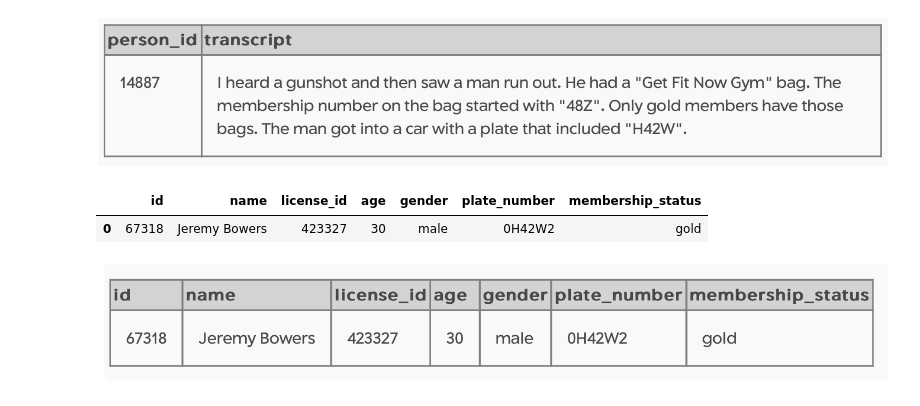
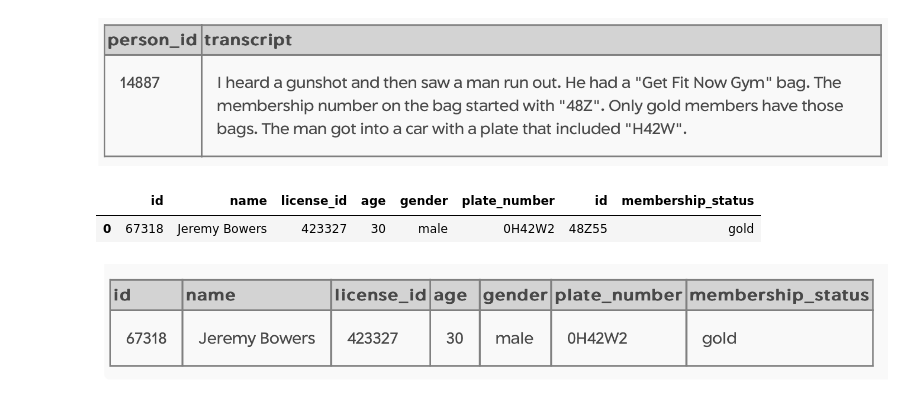
Before and after one commit to cr-jrecalde/Team-Challenge-SQL, a Jupyter notebook: Parte_I_SQL Game_V2.ipynb, the cells around one changed output. Saved outputs shown, nothing was run; the diff lists cells and outputs as text; code cells hidden in the pictures.

```diff
--- a/Parte_I_SQL Game_V2.ipynb
+++ b/Parte_I_SQL Game_V2.ipynb
@@ -82,17 +82,17 @@ sql_query(query)
 ![paso3.png](attachment:paso3.png)
 # %%
 query = '''
-SELECT A.id, A.name, A.License_id, B.age, B.gender, B.plate_number, C.membership_status
+SELECT A.id, A.name, A.License_id, B.age, B.gender, B.plate_number, C.id, C.membership_status
 FROM person A
 JOIN drivers_license B ON A.license_id = B.id
 JOIN get_fit_now_member C ON A.id = C.person_id
 WHERE C.id LIKE '48Z%' AND C.membership_status = 'gold' AND B.plate_number LIKE '%H42W%';
 '''
 
 sql_query(query)
 # %% [output]
-|  | id | name | license_id | age | gender | plate_number | membership_status |
-| 0 | 67318 | Jeremy Bowers | 423327 | 30 | male | 0H42W2 | gold |
+|  | id | name | license_id | age | gender | plate_number | id | membership_status |
+| 0 | 67318 | Jeremy Bowers | 423327 | 30 | male | 0H42W2 | 48Z55 | gold |
 # %% [markdown]
 ![paso4bis.png](attachment:paso4bis.png)
 # %% [markdown]
```
Also changed, not shown: parts of 1 cell of this notebook.
